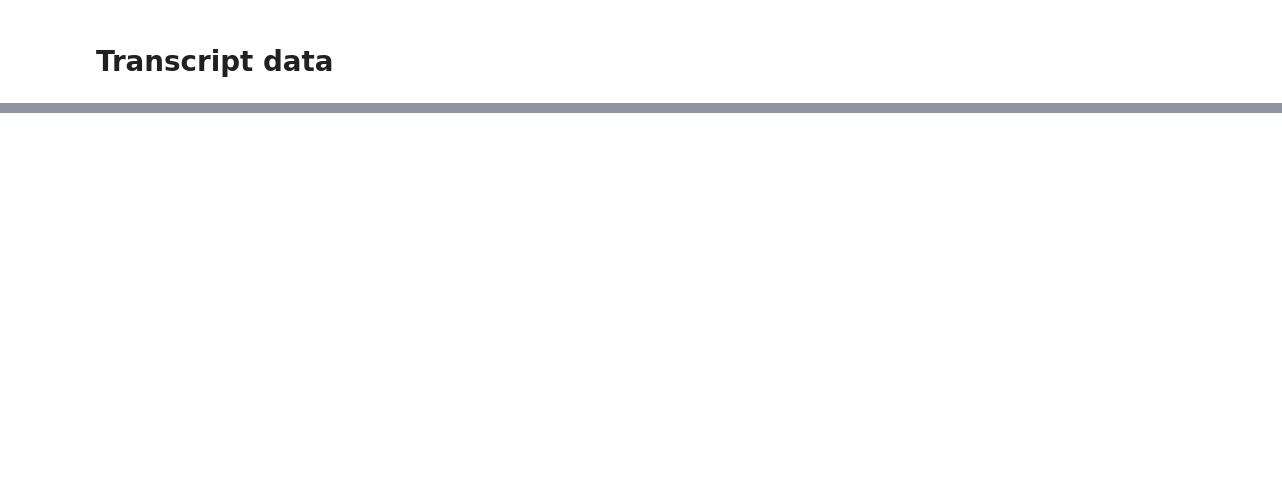
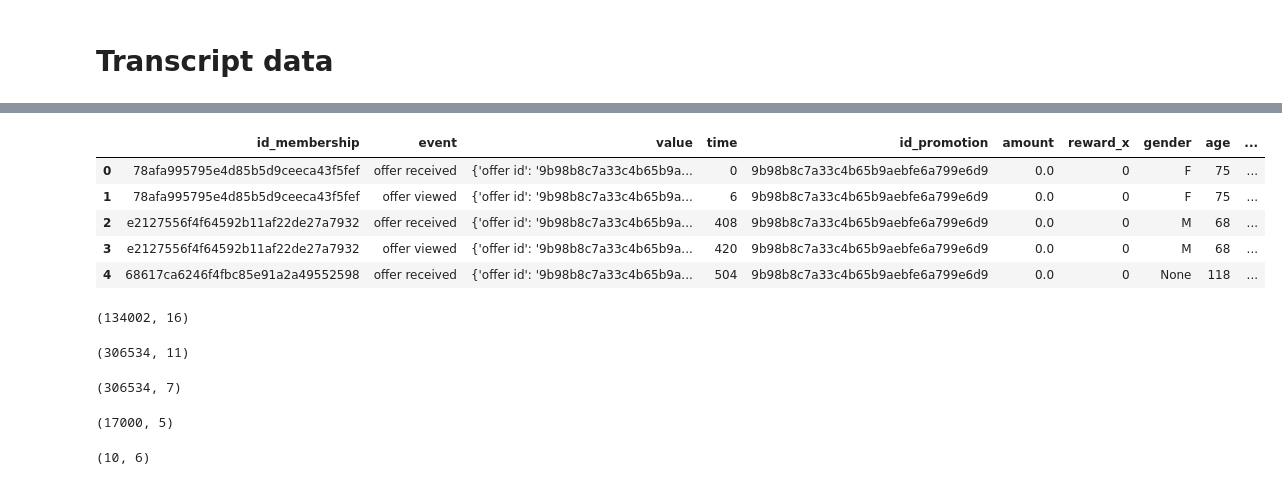
Before and after one commit to mbastard/TargetingCustomers_DAIB, a Jupyter notebook: eda/eda_mickael.ipynb, the cells around one changed output, grey strips where cells are left out. Drawn from its saved outputs; the diff is of its cells as text; code cells hidden in the pictures; blank space fills up the shorter version.

```diff
--- a/eda/eda_mickael.ipynb
+++ b/eda/eda_mickael.ipynb
@@ -161,0 +271,31 @@ transcript_report.to_file("reports/transcript.html")
+# %%
+trans_pro_port = pd.merge(trans_pro, portfolio, on="id_promotion")
+# %%
+trans_pro_port.head()
+# %% [output]
+|  | id_membership | event | value | time | id_promotion | amount | reward_x | gender | age | ... |
+| 0 | 78afa995795e4d85b5d9ceeca43f5fef | offer received | {'offer id': '9b98b8c7a33c4b65b9a... | 0 | 9b98b8c7a33c4b65b9aebfe6a799e6d9 | 0.0 | 0 | F | 75 | ... |
+| 1 | 78afa995795e4d85b5d9ceeca43f5fef | offer viewed | {'offer id': '9b98b8c7a33c4b65b9a... | 6 | 9b98b8c7a33c4b65b9aebfe6a799e6d9 | 0.0 | 0 | F | 75 | ... |
+| 2 | e2127556f4f64592b11af22de27a7932 | offer received | {'offer id': '9b98b8c7a33c4b65b9a... | 408 | 9b98b8c7a33c4b65b9aebfe6a799e6d9 | 0.0 | 0 | M | 68 | ... |
+| 3 | e2127556f4f64592b11af22de27a7932 | offer viewed | {'offer id': '9b98b8c7a33c4b65b9a... | 420 | 9b98b8c7a33c4b65b9aebfe6a799e6d9 | 0.0 | 0 | M | 68 | ... |
+| 4 | 68617ca6246f4fbc85e91a2a49552598 | offer received | {'offer id': '9b98b8c7a33c4b65b9a... | 504 | 9b98b8c7a33c4b65b9aebfe6a799e6d9 | 0.0 | 0 | None | 118 | ... |
+# %%
+trans_pro_port.shape
+# %% [output]
+(134002, 16)
+# %%
+trans_pro.shape
+# %% [output]
+(306534, 11)
+# %%
+transcript.shape
+# %% [output]
+(306534, 7)
+# %%
+profile.shape
+# %% [output]
+(17000, 5)
+# %%
+portfolio.shape
+# %% [output]
+(10, 6)
```
Also changed, not shown: parts of 35 cells of this notebook.
